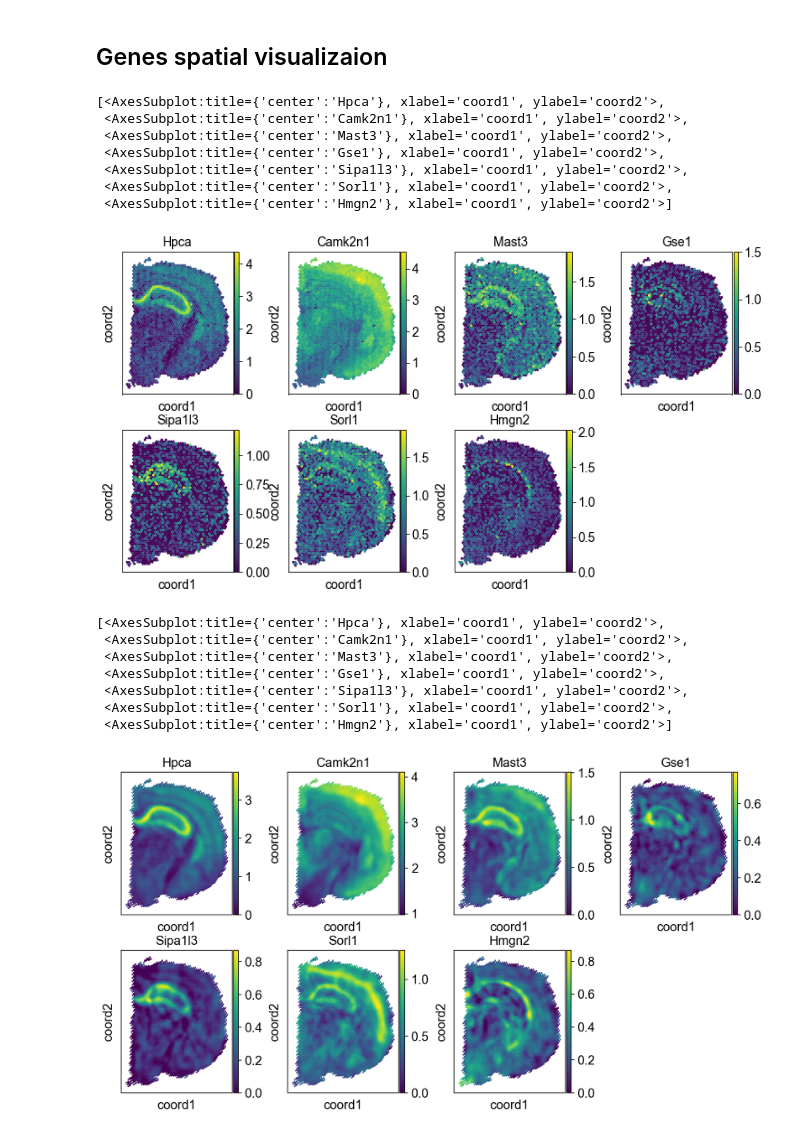
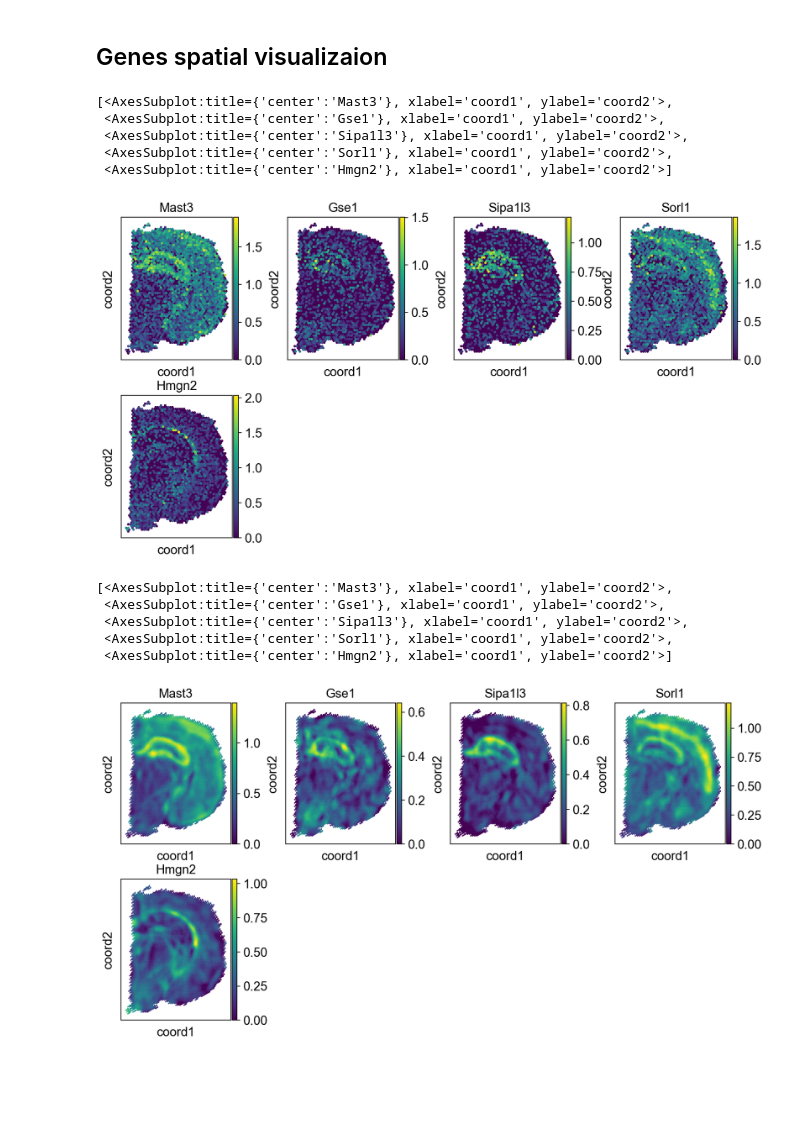
Before and after one commit to zhanglabtools/STAGE, a Jupyter notebook: tutorials/T2_mouse_brain.ipynb, the cells around one changed output. Drawn from its saved outputs; the diff is of its cells as text; code cells hidden in the pictures; blank space fills up the shorter version.

```diff
--- a/tutorials/T2_mouse_brain.ipynb
+++ b/tutorials/T2_mouse_brain.ipynb
@@ -12,7 +12,7 @@ import STAGE
 import scanpy as sc
 import matplotlib.pyplot as plt
 # %%
-input_dir = 'Data'
+input_dir = 'Data/T2'
 adata = sc.read_visium(path=input_dir, count_file='filtered_feature_bc_matrix.h5')
 adata.var_names_make_unique()
 # %%
@@ -49,28 +50,23 @@ AnnData object with n_obs × n_vars = 10808 × 3000
 adata.obsm['coord'][:,1] = adata.obsm['coord'][:,1]*(-1)
 adata_stage.obsm['coord'][:,1] = adata_stage.obsm['coord'][:,1]*(-1)
 # %%
-show_gene=["Hpca", "Camk2n1", "Mast3", "Gse1", "Sipa1l3", "Sorl1", "Hmgn2"]
+show_gene=["Mast3", "Gse1", "Sipa1l3", "Sorl1", "Hmgn2"]
 # %%
 sc.set_figure_params(dpi=80, figsize=(2.2, 3))
 sc.pl.embedding(adata, basis="coord", color=show_gene, s=30, show=False)
 # %% [output]
-[<AxesSubplot:title={'center':'Hpca'}, xlabel='coord1', ylabel='coord2'>,
- <AxesSubplot:title={'center':'Camk2n1'}, xlabel='coord1', ylabel='coord2'>,
- <AxesSubplot:title={'center':'Mast3'}, xlabel='coord1', ylabel='coord2'>,
+[<AxesSubplot:title={'center':'Mast3'}, xlabel='coord1', ylabel='coord2'>,
  <AxesSubplot:title={'center':'Gse1'}, xlabel='coord1', ylabel='coord2'>,
  <AxesSubplot:title={'center':'Sipa1l3'}, xlabel='coord1', ylabel='coord2'>,
  <AxesSubplot:title={'center':'Sorl1'}, xlabel='coord1', ylabel='coord2'>,
  <AxesSubplot:title={'center':'Hmgn2'}, xlabel='coord1', ylabel='coord2'>]
-[figure, old version]
+[figure, new version]
 # %%
-sc.set_figure_params(dpi=80, figsize=(2.2, 3))
 sc.pl.embedding(adata_stage, basis="coord", color=show_gene, s=10, show=False)
 # %% [output]
-[<AxesSubplot:title={'center':'Hpca'}, xlabel='coord1', ylabel='coord2'>,
- <AxesSubplot:title={'center':'Camk2n1'}, xlabel='coord1', ylabel='coord2'>,
- <AxesSubplot:title={'center':'Mast3'}, xlabel='coord1', ylabel='coord2'>,
+[<AxesSubplot:title={'center':'Mast3'}, xlabel='coord1', ylabel='coord2'>,
  <AxesSubplot:title={'center':'Gse1'}, xlabel='coord1', ylabel='coord2'>,
  <AxesSubplot:title={'center':'Sipa1l3'}, xlabel='coord1', ylabel='coord2'>,
  <AxesSubplot:title={'center':'Sorl1'}, xlabel='coord1', ylabel='coord2'>,
  <AxesSubplot:title={'center':'Hmgn2'}, xlabel='coord1', ylabel='coord2'>]
-[figure, old version]
+[figure, new version]
```
Also changed, not shown: parts of 1 cell of this notebook, 3 other files.
